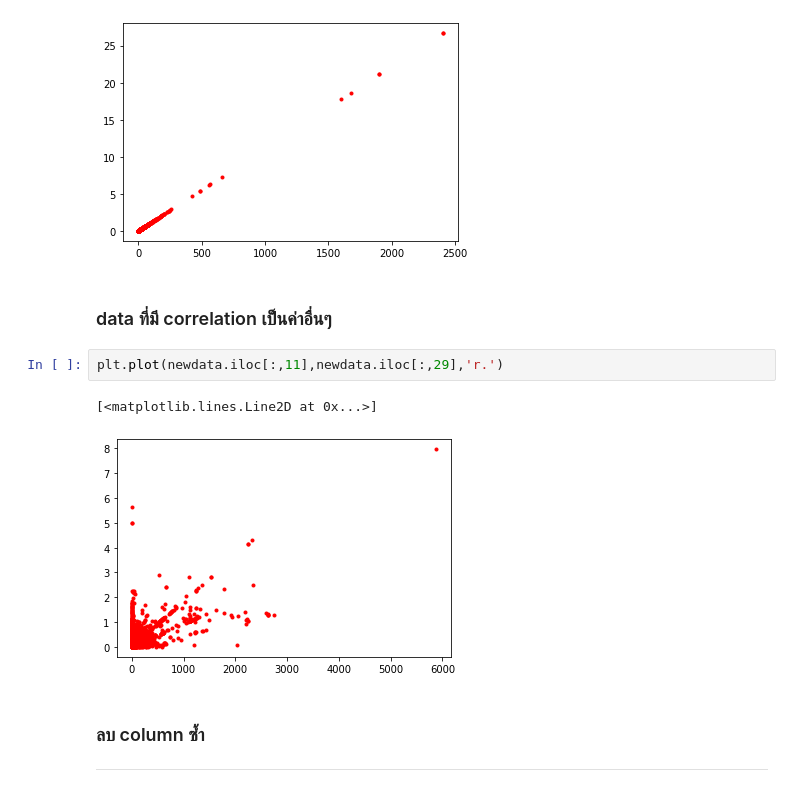
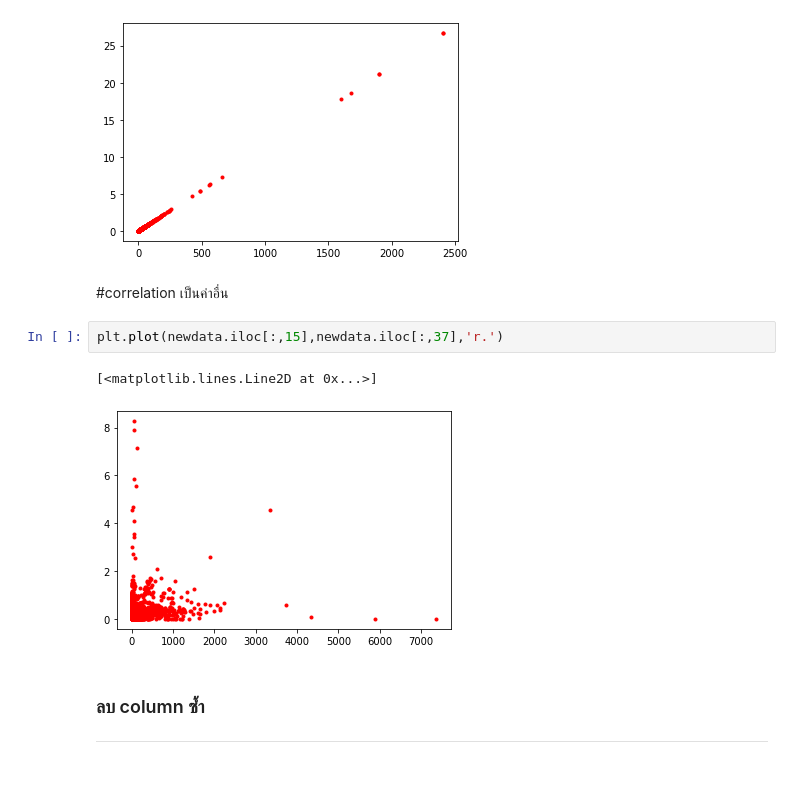
Before and after one commit to kittikhun62/Multivariate, a Jupyter notebook: Exam01.ipynb, the cells around one changed output. Cells and saved outputs as stored; diff of their text form.

```diff
--- a/Exam01.ipynb
+++ b/Exam01.ipynb
@@ -438,12 +439,12 @@ plt.plot(newdata.iloc[:,9],newdata.iloc[:,26],'r.')
 [<matplotlib.lines.Line2D at 0x...>]
 [figure]
 # %% [markdown]
-### data ที่มี  correlation เป็นค่าอื่นๆ
+#correlation เป็นค่าอื่น
 # %%
-plt.plot(newdata.iloc[:,11],newdata.iloc[:,29],'r.')
+plt.plot(newdata.iloc[:,15],newdata.iloc[:,37],'r.')
 # %% [output]
 [<matplotlib.lines.Line2D at 0x...>]
-[figure, old version]
+[figure, new version]
 # %% [markdown]
  ### ลบ column ซ้ำ
 
```
Also changed, not shown: parts of 32 cells of this notebook.
